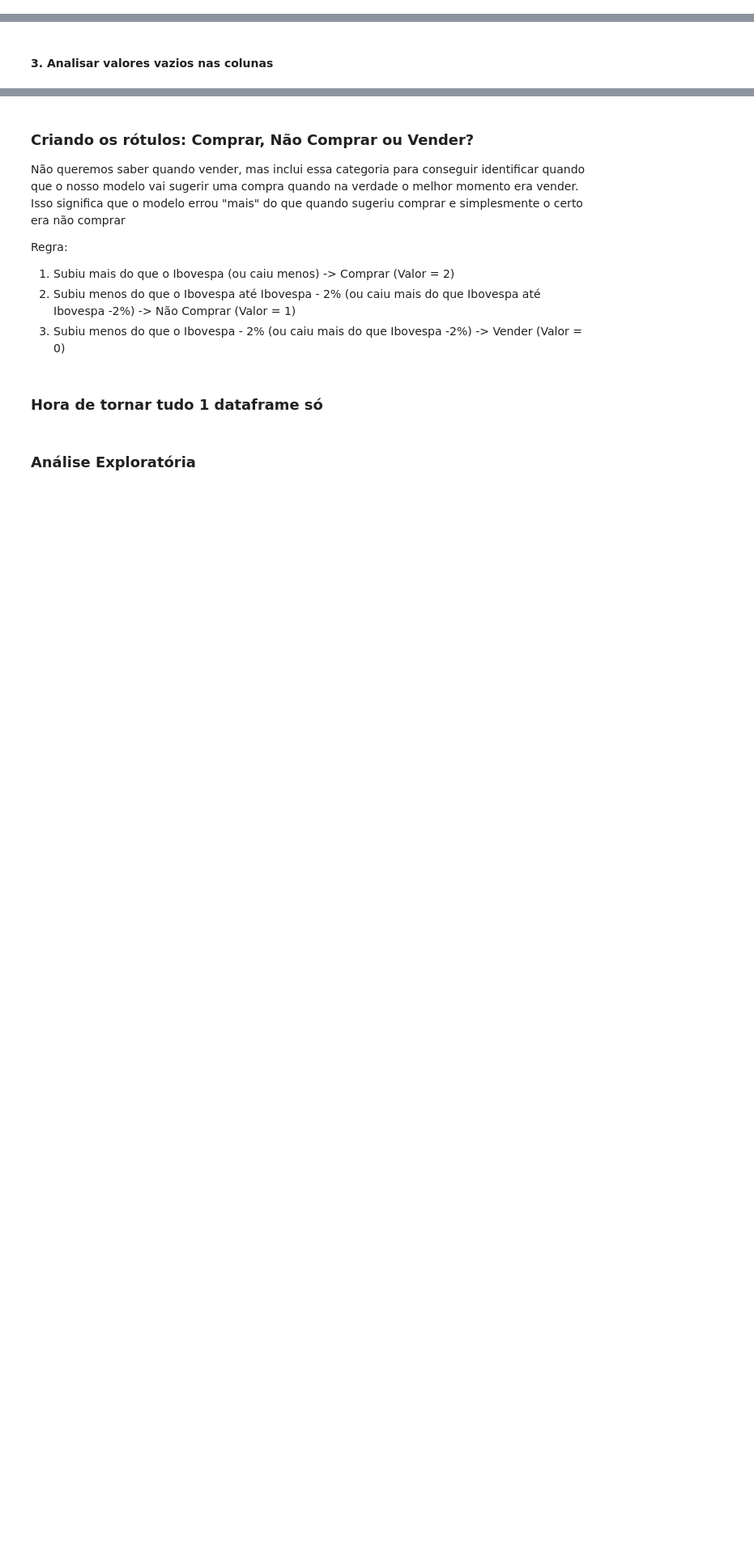
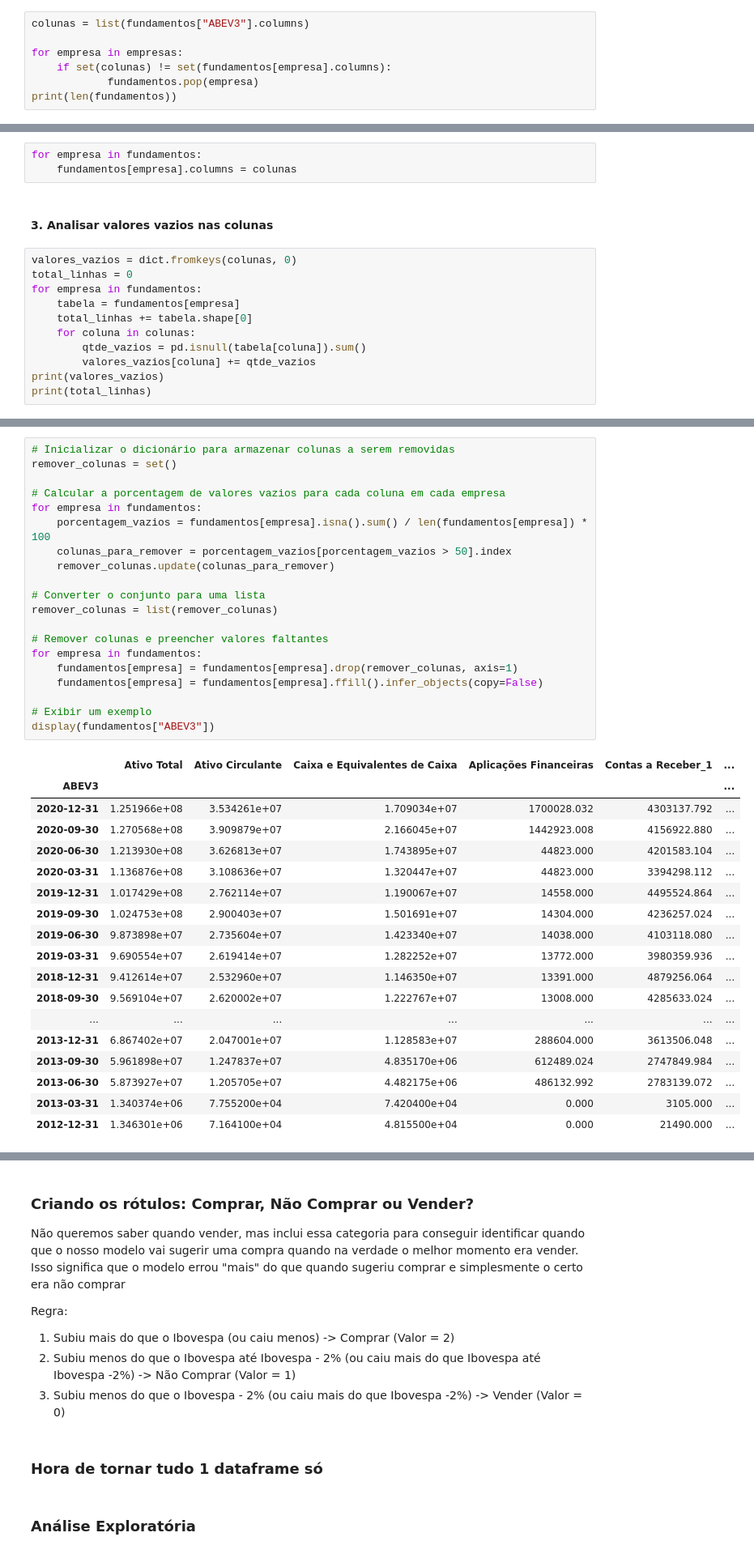
Before and after one commit to danmtsu/IA_actions, a Jupyter notebook: Projeto_ia_carteira.ipynb, the cells around one changed output, grey strips where cells are left out. Shown at 81% size. Drawn from its saved outputs; the diff is of its cells as text; blank space fills up the shorter version.

Commit message:
limpando dados obsoletos para o aprendizado da máquina

```diff
--- a/Projeto_ia_carteira.ipynb
+++ b/Projeto_ia_carteira.ipynb
@@ -107,3 +209,10 @@ display(fundamentos["ABEV3"])
 3. Analisar valores vazios nas colunas
 # %% [markdown]
 #### 1. Remover da análise colunas que não existem em alguma tabela
+# %%
+colunas = list(fundamentos["ABEV3"].columns)
+
+for empresa in empresas:
+    if set(colunas) != set(fundamentos[empresa].columns):
+            fundamentos.pop(empresa)
+print(len(fundamentos))
@@ -112,2 +239,16 @@ display(fundamentos["ABEV3"])
+# %%
+for empresa in fundamentos:
+    fundamentos[empresa].columns = colunas
 # %% [markdown]
 #### 3. Analisar valores vazios nas colunas
+# %%
+valores_vazios = dict.fromkeys(colunas, 0)
+total_linhas = 0
+for empresa in fundamentos:
+    tabela = fundamentos[empresa]
+    total_linhas += tabela.shape[0]
+    for coluna in colunas:
+        qtde_vazios = pd.isnull(tabela[coluna]).sum()
+        valores_vazios[coluna] += qtde_vazios
+print(valores_vazios)
+print(total_linhas)
@@ -113,0 +258,39 @@ display(fundamentos["ABEV3"])
+# %%
+# Inicializar o dicionário para armazenar colunas a serem removidas
+remover_colunas = set()
+
+# Calcular a porcentagem de valores vazios para cada coluna em cada empresa
+for empresa in fundamentos:
+    porcentagem_vazios = fundamentos[empresa].isna().sum() / len(fundamentos[empresa]) * 100
+    colunas_para_remover = porcentagem_vazios[porcentagem_vazios > 50].index
+    remover_colunas.update(colunas_para_remover)
+
+# Converter o conjunto para uma lista
+remover_colunas = list(remover_colunas)
+
+# Remover colunas e preencher valores faltantes
+for empresa in fundamentos:
+    fundamentos[empresa] = fundamentos[empresa].drop(remover_colunas, axis=1)
+    fundamentos[empresa] = fundamentos[empresa].ffill().infer_objects(copy=False)
+
+# Exibir um exemplo
+display(fundamentos["ABEV3"])
+# %% [output]
+|  | Ativo Total | Ativo Circulante | Caixa e Equivalentes de Caixa | Aplicações Financeiras | Contas a Receber_1 | ... |
+| ABEV3 |  |  |  |  |  | ... |
+| 2020-12-31 | 1.251966e+08 | 3.534261e+07 | 1.709034e+07 | 1700028.032 | 4303137.792 | ... |
+| 2020-09-30 | 1.270568e+08 | 3.909879e+07 | 2.166045e+07 | 1442923.008 | 4156922.880 | ... |
+| 2020-06-30 | 1.213930e+08 | 3.626813e+07 | 1.743895e+07 | 44823.000 | 4201583.104 | ... |
+| 2020-03-31 | 1.136876e+08 | 3.108636e+07 | 1.320447e+07 | 44823.000 | 3394298.112 | ... |
+| 2019-12-31 | 1.017429e+08 | 2.762114e+07 | 1.190067e+07 | 14558.000 | 4495524.864 | ... |
+| 2019-09-30 | 1.024753e+08 | 2.900403e+07 | 1.501691e+07 | 14304.000 | 4236257.024 | ... |
+| 2019-06-30 | 9.873898e+07 | 2.735604e+07 | 1.423340e+07 | 14038.000 | 4103118.080 | ... |
+| 2019-03-31 | 9.690554e+07 | 2.619414e+07 | 1.282252e+07 | 13772.000 | 3980359.936 | ... |
+| 2018-12-31 | 9.412614e+07 | 2.532960e+07 | 1.146350e+07 | 13391.000 | 4879256.064 | ... |
+| 2018-09-30 | 9.569104e+07 | 2.620002e+07 | 1.222767e+07 | 13008.000 | 4285633.024 | ... |
+| ... | ... | ... | ... | ... | ... | ... |
+| 2013-12-31 | 6.867402e+07 | 2.047001e+07 | 1.128583e+07 | 288604.000 | 3613506.048 | ... |
+| 2013-09-30 | 5.961898e+07 | 1.247837e+07 | 4.835170e+06 | 612489.024 | 2747849.984 | ... |
+| 2013-06-30 | 5.873927e+07 | 1.205705e+07 | 4.482175e+06 | 486132.992 | 2783139.072 | ... |
+| 2013-03-31 | 1.340374e+06 | 7.755200e+04 | 7.420400e+04 | 0.000 | 3105.000 | ... |
+| 2012-12-31 | 1.346301e+06 | 7.164100e+04 | 4.815500e+04 | 0.000 | 21490.000 | ... |
```
Also changed, not shown: parts of 9 cells of this notebook.
